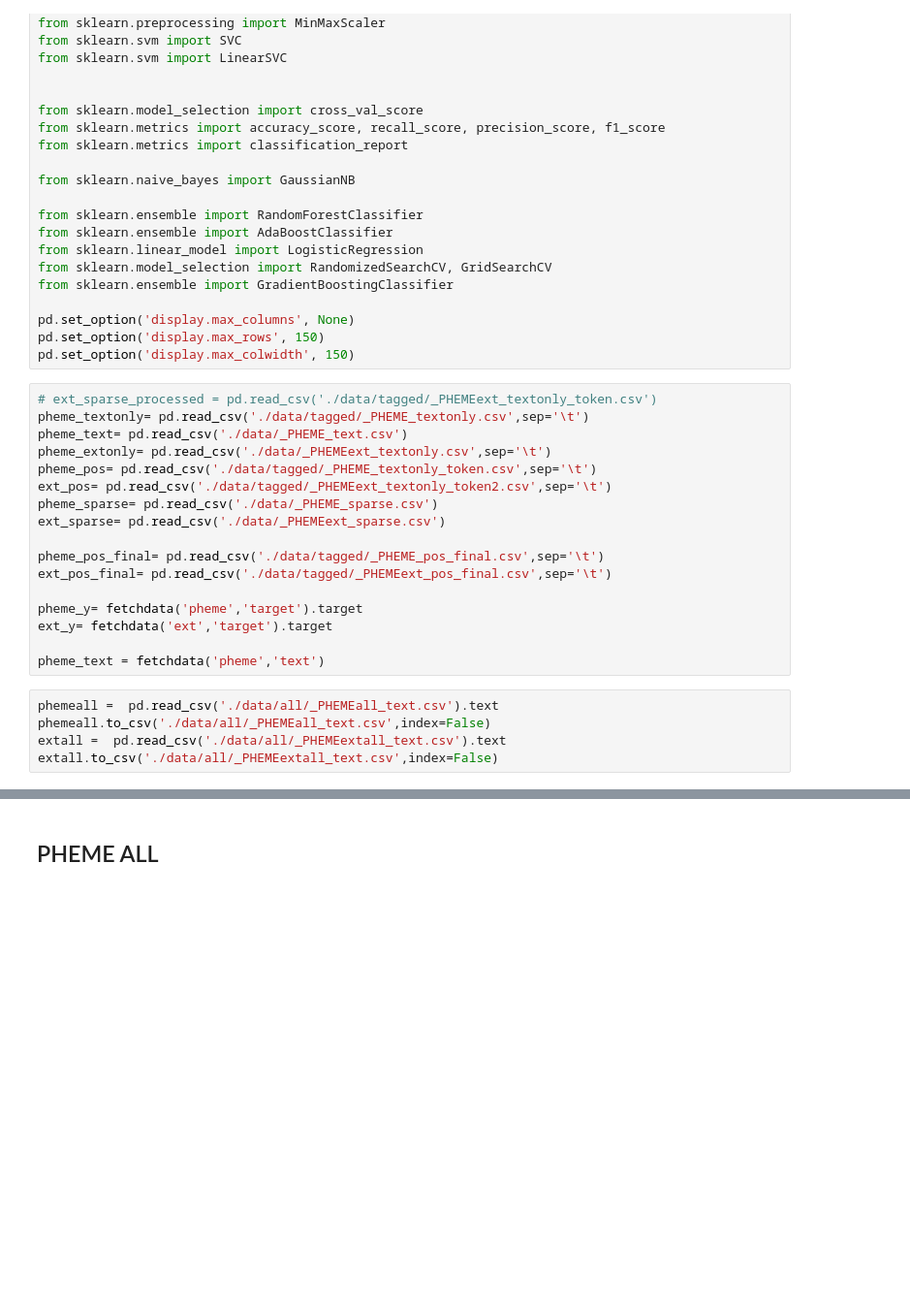
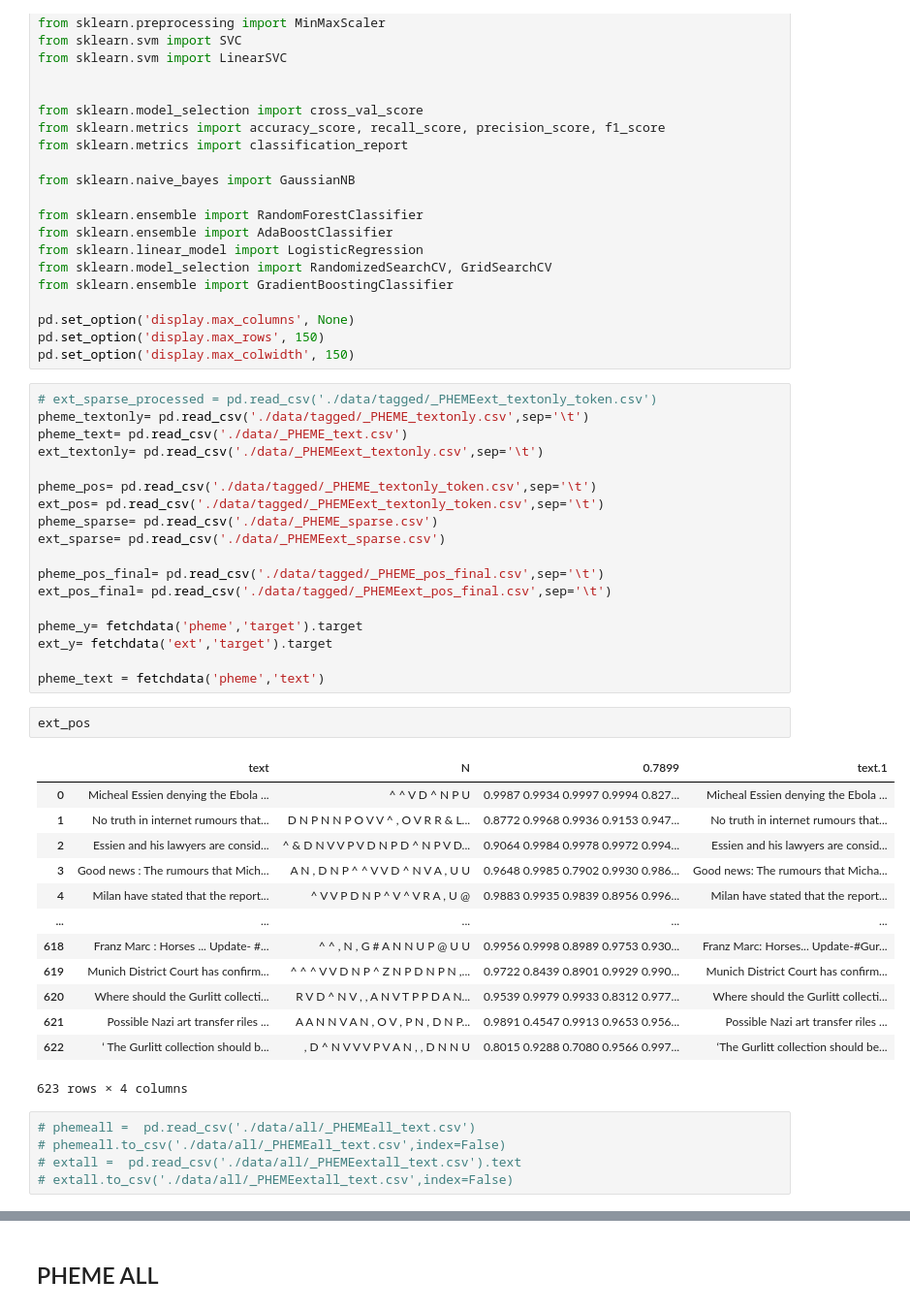
Before and after one commit to zzunebye/Capstone-code-data, a Jupyter notebook: _EXPORT_POS.ipynb, the cells around one changed output, grey strips where cells are left out. Shown at 97% size. Drawn from its saved outputs; the diff is of its cells as text; blank space fills up the shorter version.

```diff
--- a/_EXPORT_POS.ipynb
+++ b/_EXPORT_POS.ipynb
@@ -51,9 +51,10 @@ pd.set_option('display.max_colwidth', 150)
 # ext_sparse_processed = pd.read_csv('./data/tagged/_PHEMEext_textonly_token.csv')
 pheme_textonly= pd.read_csv('./data/tagged/_PHEME_textonly.csv',sep='\t')
 pheme_text= pd.read_csv('./data/_PHEME_text.csv')
-pheme_extonly= pd.read_csv('./data/_PHEMEext_textonly.csv',sep='\t')
+ext_textonly= pd.read_csv('./data/_PHEMEext_textonly.csv',sep='\t')
+
 pheme_pos= pd.read_csv('./data/tagged/_PHEME_textonly_token.csv',sep='\t')
-ext_pos= pd.read_csv('./data/tagged/_PHEMEext_textonly_token2.csv',sep='\t')
+ext_pos= pd.read_csv('./data/tagged/_PHEMEext_textonly_token.csv',sep='\t')
 pheme_sparse= pd.read_csv('./data/_PHEME_sparse.csv')
 ext_sparse= pd.read_csv('./data/_PHEMEext_sparse.csv')
 
@@ -64,11 +65,27 @@ pheme_y= fetchdata('pheme','target').target
 ext_y= fetchdata('ext','target').target
 
 pheme_text = fetchdata('pheme','text')
+# %%
+ext_pos
+# %% [output]
+|  | text | N | 0.7899 | text.1 |
+| 0 | Micheal Essien denying the Ebola ... | ^ ^ V D ^ N P U | 0.9987 0.9934 0.9997 0.9994 0.827... | Micheal Essien denying the Ebola ... |
+| 1 | No truth in internet rumours that... | D N P N N P O V V ^ , O V R R & L... | 0.8772 0.9968 0.9936 0.9153 0.947... | No truth in internet rumours that... |
+| 2 | Essien and his lawyers are consid... | ^ & D N V V P V D N P D ^ N P V D... | 0.9064 0.9984 0.9978 0.9972 0.994... | Essien and his lawyers are consid... |
+| 3 | Good news : The rumours that Mich... | A N , D N P ^ ^ V V D ^ N V A , U U | 0.9648 0.9985 0.7902 0.9930 0.986... | Good news: The rumours that Micha... |
+| 4 | Milan have stated that the report... | ^ V V P D N P ^ V ^ V R A , U @ | 0.9883 0.9935 0.9839 0.8956 0.996... | Milan have stated that the report... |
+| ... | ... | ... | ... | ... |
+| 618 | Franz Marc : Horses ... Update- #... | ^ ^ , N , G # A N N U P @ U U | 0.9956 0.9998 0.8989 0.9753 0.930... | Franz Marc: Horses... Update-#Gur... |
+| 619 | Munich District Court has confirm... | ^ ^ ^ V V D N P ^ Z N P D N P N ,... | 0.9722 0.8439 0.8901 0.9929 0.990... | Munich District Court has confirm... |
+| 620 | Where should the Gurlitt collecti... | R V D ^ N V , , A N V T P P D A N... | 0.9539 0.9979 0.9933 0.8312 0.977... | Where should the Gurlitt collecti... |
+| 621 | Possible Nazi art transfer riles ... | A A N N V A N , O V , P N , D N P... | 0.9891 0.4547 0.9913 0.9653 0.956... | Possible Nazi art transfer riles ... |
+| 622 | ‘ The Gurlitt collection should b... | , D ^ N V V V P V A N , , D N N U | 0.8015 0.9288 0.7080 0.9566 0.997... | ‘The Gurlitt collection should be... |
+623 rows × 4 columns
 # %%
-phemeall =  pd.read_csv('./data/all/_PHEMEall_text.csv').text
-phemeall.to_csv('./data/all/_PHEMEall_text.csv',index=False)
-extall =  pd.read_csv('./data/all/_PHEMEextall_text.csv').text
-extall.to_csv('./data/all/_PHEMEextall_text.csv',index=False)
+# phemeall =  pd.read_csv('./data/all/_PHEMEall_text.csv')
+# phemeall.to_csv('./data/all/_PHEMEall_text.csv',index=False)
+# extall =  pd.read_csv('./data/all/_PHEMEextall_text.csv').text
+# extall.to_csv('./data/all/_PHEMEextall_text.csv',index=False)
 # %%
 pheme_sparse_pos = pheme_sparse[['Noun', 'Verb', 'Adjective', 'Pronoun',  'Adverb', 'Numeral',
                                  'Conjunction_inj', 'Particle', 'Determiner', 'Modal', 'Whs']]
```
Also changed, not shown: parts of 7 cells of this notebook, 31 other files.
